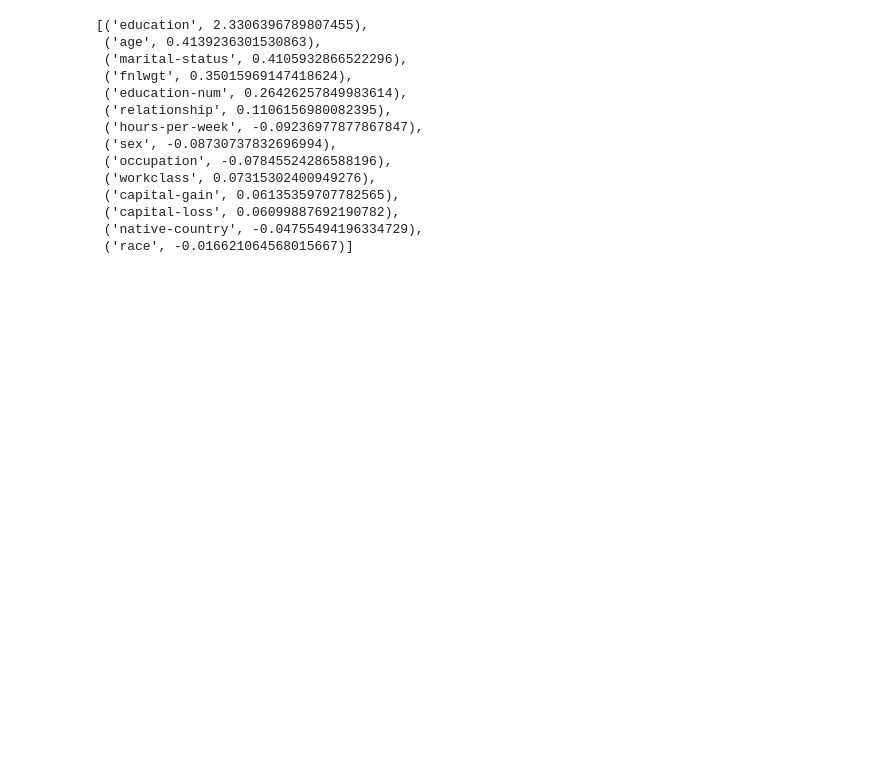
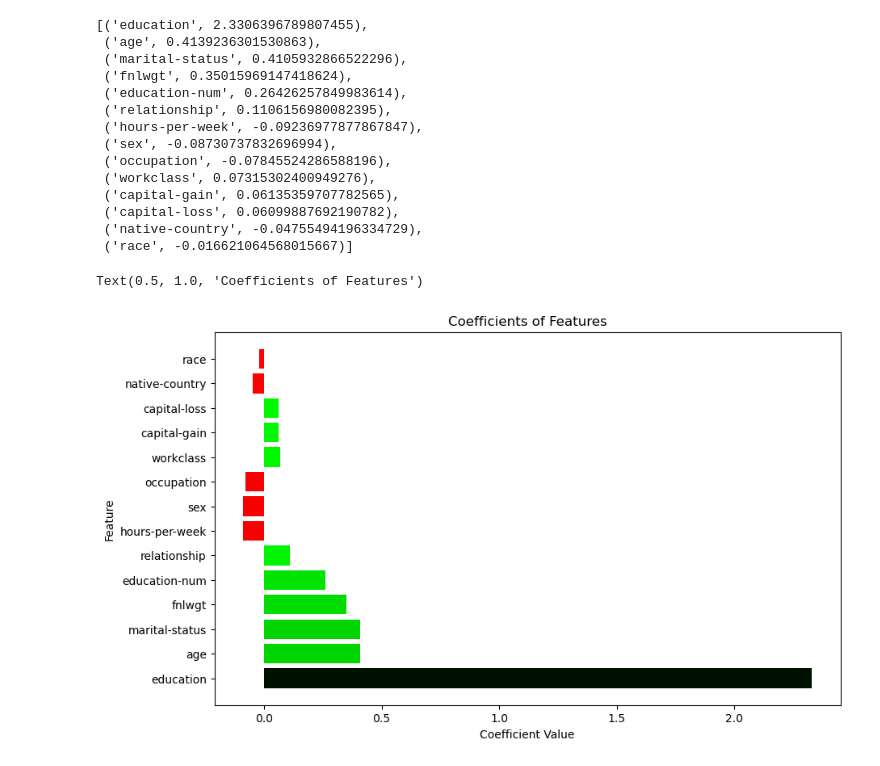
Before and after one commit to padrigon-lynbert/proj_web_sem2_y2, a Jupyter notebook: main.ipynb, the cells around one changed output. Saved outputs shown, nothing was run; the diff lists cells and outputs as text; code cells hidden in the pictures; blank space fills up the shorter version.

Commit message:
figures created

```diff
--- a/main.ipynb
+++ b/main.ipynb
@@ -93,0 +93,20 @@ import numpy as np
+# %%
+from matplotlib import pyplot as plt
+import matplotlib.colors as mcolors
+import numpy as np
+
+plt.figure(figsize=(10,6))
+
+for i, val in enumerate(values):
+    if val > 0:
+        color = (0, 1 - val/2.5, 0)
+    else:
+        color = (1 - abs(val/2.5), 0, 0)
+    plt.barh(category[i], val, color=color)
+
+plt.xlabel('Coefficient Value')
+plt.ylabel('Feature')
+plt.title('Coefficients of Features')
+# %% [output]
+Text(0.5, 1.0, 'Coefficients of Features')
+[figure, added]
```
Also changed, not shown: parts of 5 cells of this notebook, 4 other files.
